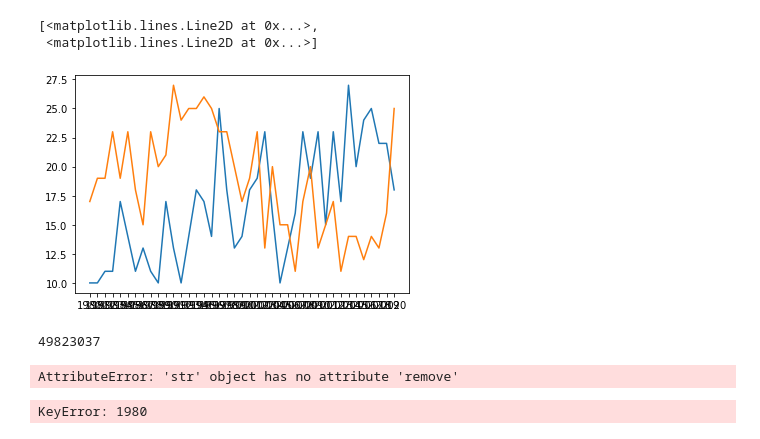
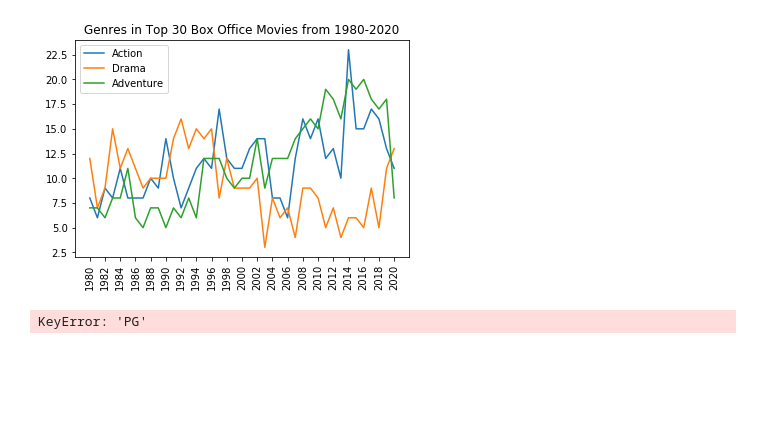
Before and after one commit to jackatopolis/apatosaurus_movies, a Jupyter notebook: Genre1.ipynb, the cells around one changed output. Saved outputs shown, nothing was run; the diff lists cells and outputs as text; code cells hidden in the pictures; blank space fills up the shorter version.

```diff
--- a/Genre1.ipynb
+++ b/Genre1.ipynb
@@ -75,9 +58,17 @@ genre_df.fillna(0)
-# %%
-plt.plot(list(genres.keys()),genre_df.loc[['Action','Drama','Comedy'],genre_df.loc['Drama'])#genre_df.loc['Comedy']);
-# %% [output]
-[<matplotlib.lines.Line2D at 0x...>,
- <matplotlib.lines.Line2D at 0x...>]
-[figure, removed]
+# %%
+years = list(genres.keys())
+genre_plot = ['Action','Drama','Adventure']
+#markers = ['-', '--', '-.', ':']
+
+for i in range(len(genre_plot)):
+    plt.plot(years,genre_df.loc[genre_plot[i]],ls='-')
+
+plt.xticks(np.arange(0, 42, step=2),rotation = 90)
+plt.legend(genre_plot);
+plt.title('Genres in Top 30 Box Office Movies from 1980-2020')
+plt.show()
+# %% [output]
+[figure, added]
 # %%
 data['1980']
 # if genre = 'action'
@@ -86,29 +77,12 @@ data['1980']
 
 year = '1980'
 rating_values = {}
-
-BO = data['1980']['Popeye']['BoxOffice'][1:]
-BO = BO.split(',')
-
-BO_val = ''
-
-for i in range(len(BO)):
-    BO_val = BO_val + BO[i]
-int(BO_val)
-# %% [output]
-49823037
-# %%
-for i in BO:
-    if i == '$' or i == ',':
-        BO.remove(i)
-# %% [output]
-AttributeError: 'str' object has no attribute 'remove'
 # %%
 for movie in list(data[year].keys()):
 
-    BO = data[year]['BoxOffice'][1:]
+    BO = data[year][movie]['BoxOffice']
 
-    if data[year]['Rated'] == 'PG':
-        rating_value['PG'] = rating_value['PG'] + data[year]['BoxOffice']
+    if data[year][movie]['Rated'] == 'PG':
+        rating_values['PG'] = rating_values['PG'] + data[year][movie]['BoxOffice']
 # %% [output]
-KeyError: 1980
+KeyError: 'PG'
```
Also changed, not shown: parts of 3 cells of this notebook, 4 other files.
